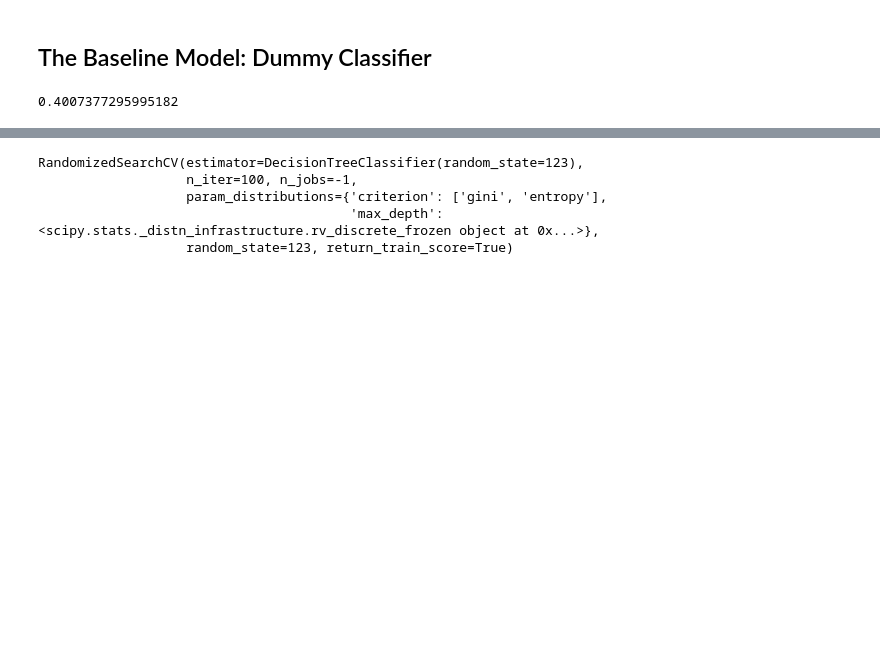
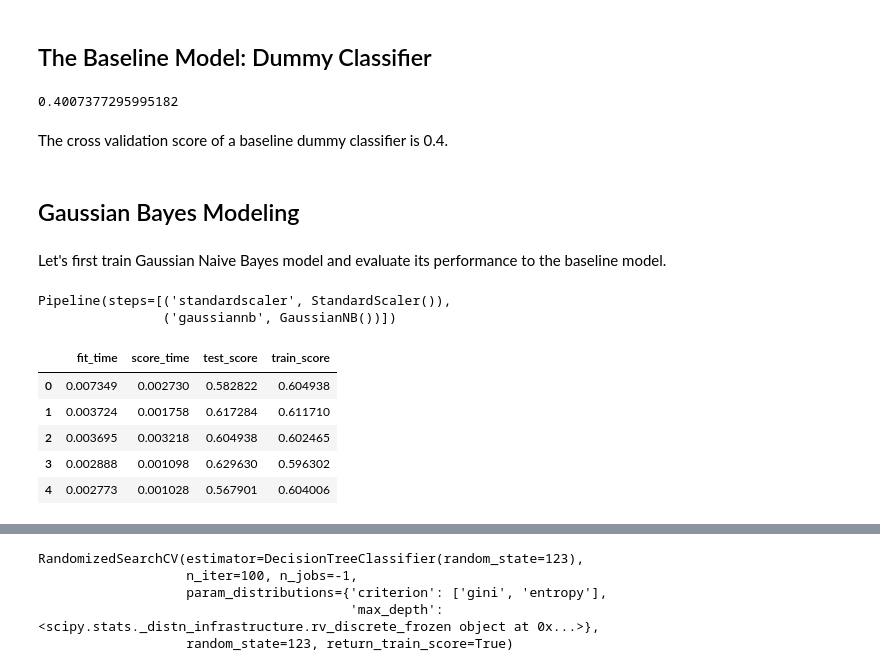
Before and after one commit to UBC-MDS/maternal_health_classification, a Jupyter notebook: notebooks/maternal_health_classification.ipynb, the cells around one changed output, grey strips where cells are left out. Saved outputs shown, nothing was run; the diff lists cells and outputs as text; code cells hidden in the pictures; blank space fills up the shorter version.

```diff
--- a/notebooks/maternal_health_classification.ipynb
+++ b/notebooks/maternal_health_classification.ipynb
@@ -236,3 +237,26 @@ scores = cross_validate(dummy_clf, X_train, y_train, cv=10, return_train_score=T
 pd.DataFrame(scores)['test_score'].mean()
 # %% [output]
 0.4007377295995182
+# %% [markdown]
+The cross validation score of a baseline dummy classifier is 0.4.
+# %% [markdown]
+## Gaussian Bayes Modeling
+# %% [markdown]
+Let's first train Gaussian Naive Bayes model and evaluate its performance to the baseline model.
+# %%
+gaus_nb_pipe = make_pipeline(StandardScaler(), GaussianNB())
+gaus_nb_pipe.fit(X_train, y_train)
+# %% [output]
+Pipeline(steps=[('standardscaler', StandardScaler()),
+                ('gaussiannb', GaussianNB())])
+# %%
+cv_results = cross_validate(gaus_nb_pipe, X_train, y_train, return_train_score=True)
+results_df = pd.DataFrame(cv_results)
+results_df
+# %% [output]
+|  | fit_time | score_time | test_score | train_score |
+| 0 | 0.007349 | 0.002730 | 0.582822 | 0.604938 |
+| 1 | 0.003724 | 0.001758 | 0.617284 | 0.611710 |
+| 2 | 0.003695 | 0.003218 | 0.604938 | 0.602465 |
+| 3 | 0.002888 | 0.001098 | 0.629630 | 0.596302 |
+| 4 | 0.002773 | 0.001028 | 0.567901 | 0.604006 |
```
Also changed, not shown: parts of 12 cells of this notebook.
